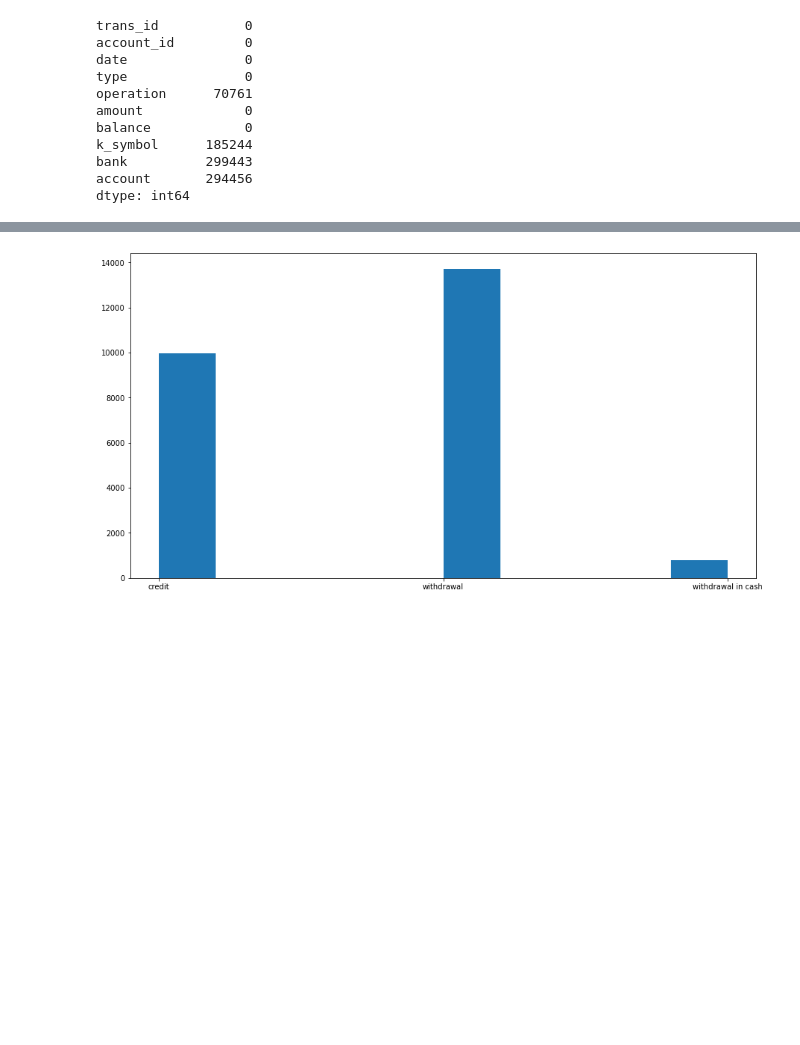
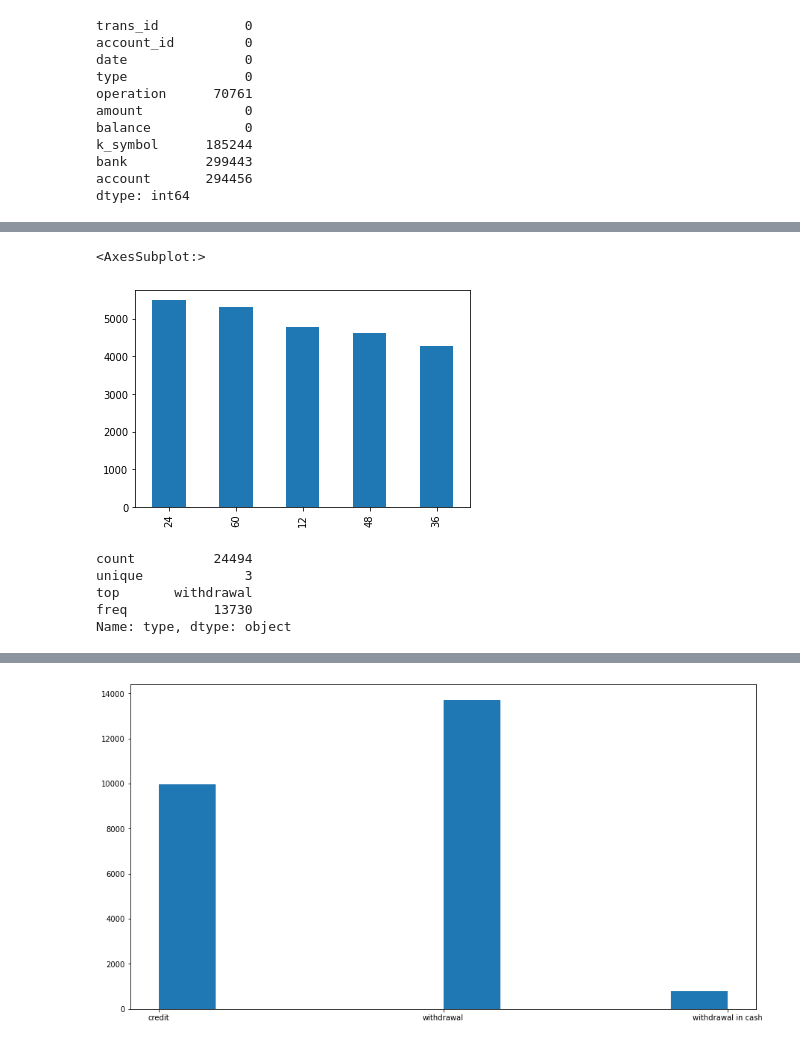
Before and after one commit to pipe-01/AC, a Jupyter notebook: client2.ipynb, the cells around one changed output, grey strips where cells are left out. Cells and saved outputs as stored; diff of their text form; code cells hidden in the pictures; blank space fills up the shorter version.

```diff
--- a/client2.ipynb
+++ b/client2.ipynb
@@ -193,0 +222,13 @@ merge.head()
+# %%
+merge['duration'].value_counts().plot(kind='bar')
+# %% [output]
+<AxesSubplot:>
+[figure, added]
+# %%
+merge['type'].describe()
+# %% [output]
+count          24494
+unique             3
+top       withdrawal
+freq           13730
+Name: type, dtype: object
```
Also changed, not shown: parts of 17 cells of this notebook, 19 other files.
